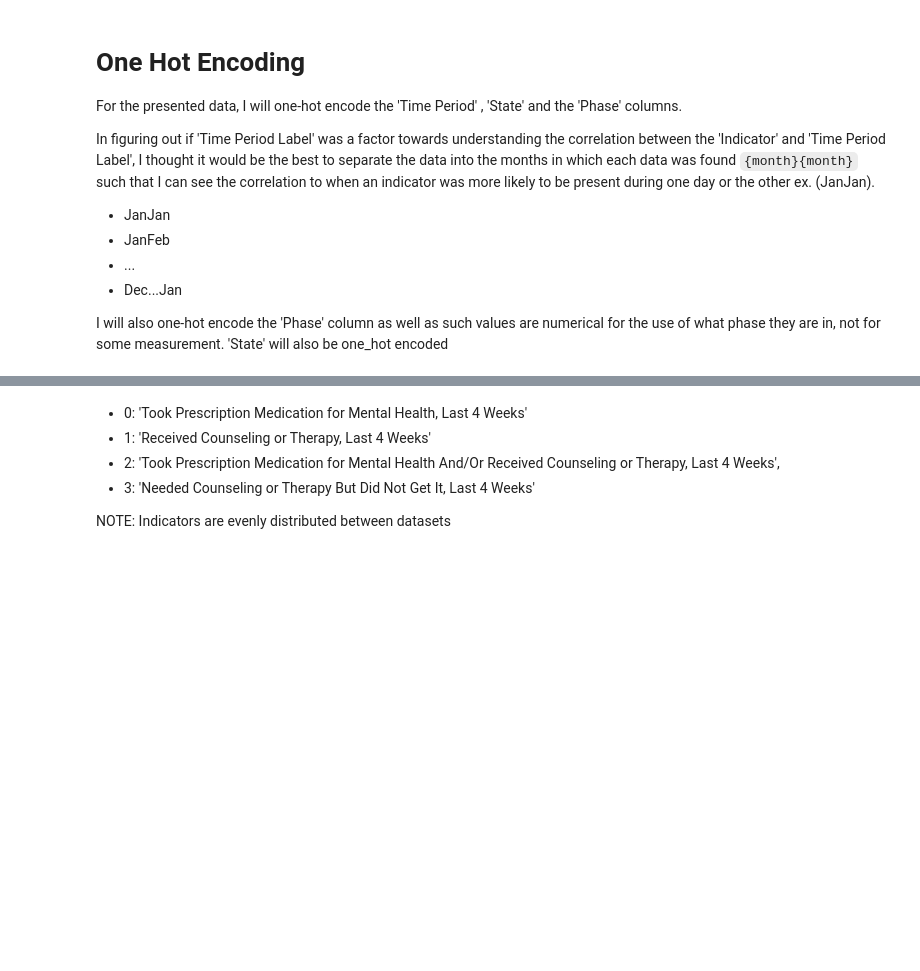
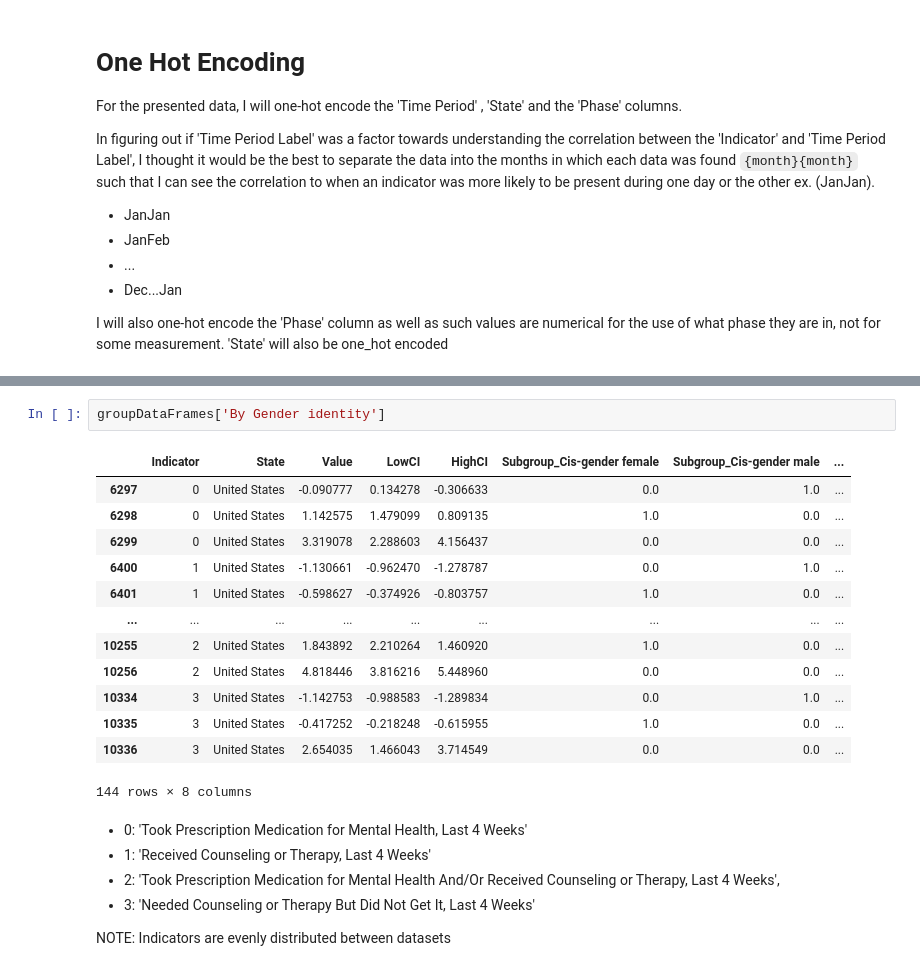
Before and after one commit to natedolor/Mental_Health_HO, a Jupyter notebook: mental_health.ipynb, the cells around one changed output, grey strips where cells are left out. Cells and saved outputs as stored; diff of their text form; blank space fills up the shorter version.

```diff
--- a/mental_health.ipynb
+++ b/mental_health.ipynb
@@ -344,3 +381,19 @@ groupDataFrames['By Education']
+# %%
+groupDataFrames['By Gender identity']
+# %% [output]
+|  | Indicator | State | Value | LowCI | HighCI | Subgroup_Cis-gender female | Subgroup_Cis-gender male | ... |
+| 6297 | 0 | United States | -0.090777 | 0.134278 | -0.306633 | 0.0 | 1.0 | ... |
+| 6298 | 0 | United States | 1.142575 | 1.479099 | 0.809135 | 1.0 | 0.0 | ... |
+| 6299 | 0 | United States | 3.319078 | 2.288603 | 4.156437 | 0.0 | 0.0 | ... |
+| 6400 | 1 | United States | -1.130661 | -0.962470 | -1.278787 | 0.0 | 1.0 | ... |
+| 6401 | 1 | United States | -0.598627 | -0.374926 | -0.803757 | 1.0 | 0.0 | ... |
+| ... | ... | ... | ... | ... | ... | ... | ... | ... |
+| 10255 | 2 | United States | 1.843892 | 2.210264 | 1.460920 | 1.0 | 0.0 | ... |
+| 10256 | 2 | United States | 4.818446 | 3.816216 | 5.448960 | 0.0 | 0.0 | ... |
+| 10334 | 3 | United States | -1.142753 | -0.988583 | -1.289834 | 0.0 | 1.0 | ... |
+| 10335 | 3 | United States | -0.417252 | -0.218248 | -0.615955 | 1.0 | 0.0 | ... |
+| 10336 | 3 | United States | 2.654035 | 1.466043 | 3.714549 | 0.0 | 0.0 | ... |
+144 rows × 8 columns
 # %% [markdown]
 - 0: 'Took Prescription Medication for Mental Health, Last 4 Weeks'
 - 1: 'Received Counseling or Therapy, Last 4 Weeks'
```
Also changed, not shown: parts of 17 cells of this notebook.
